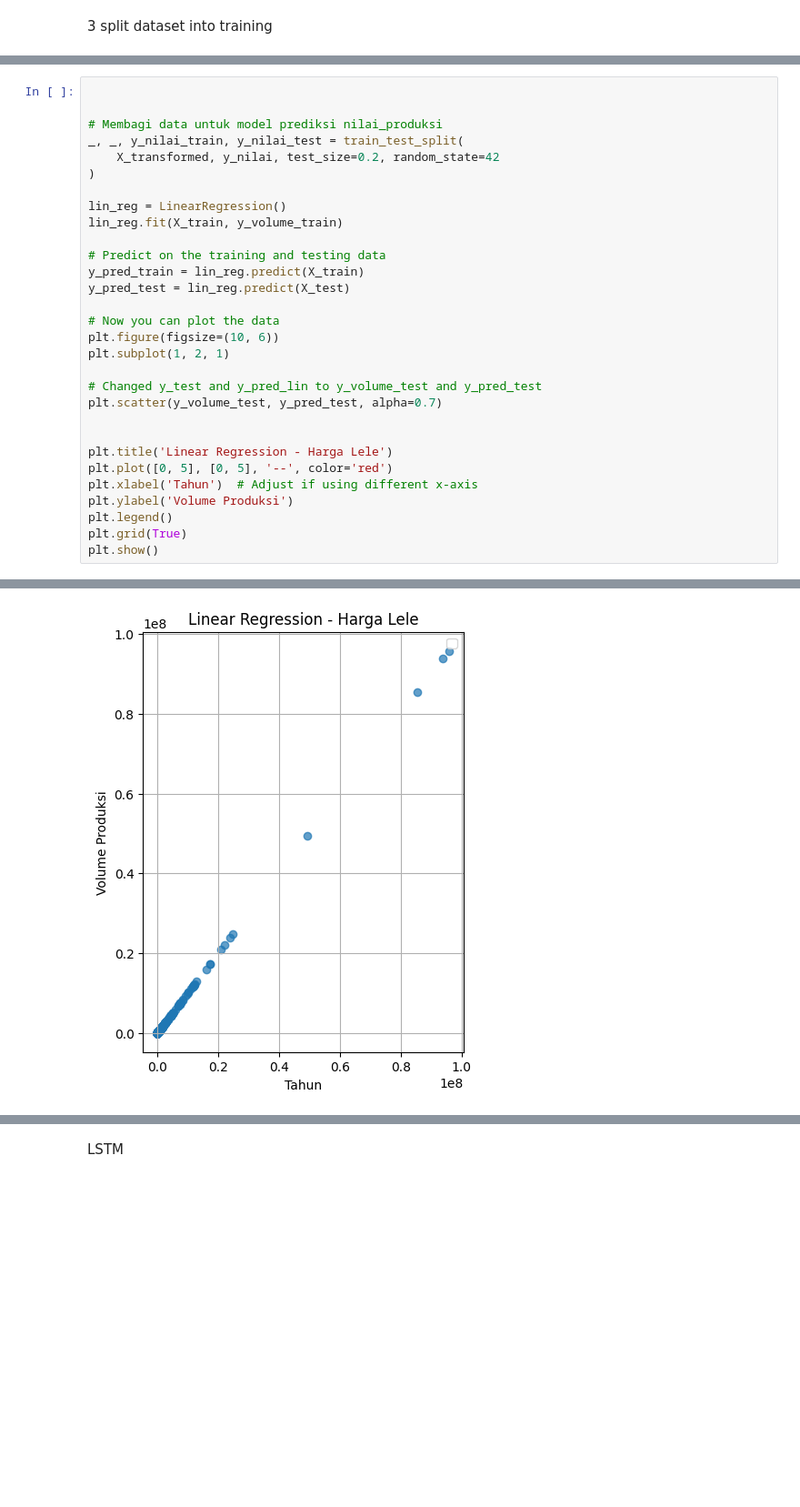
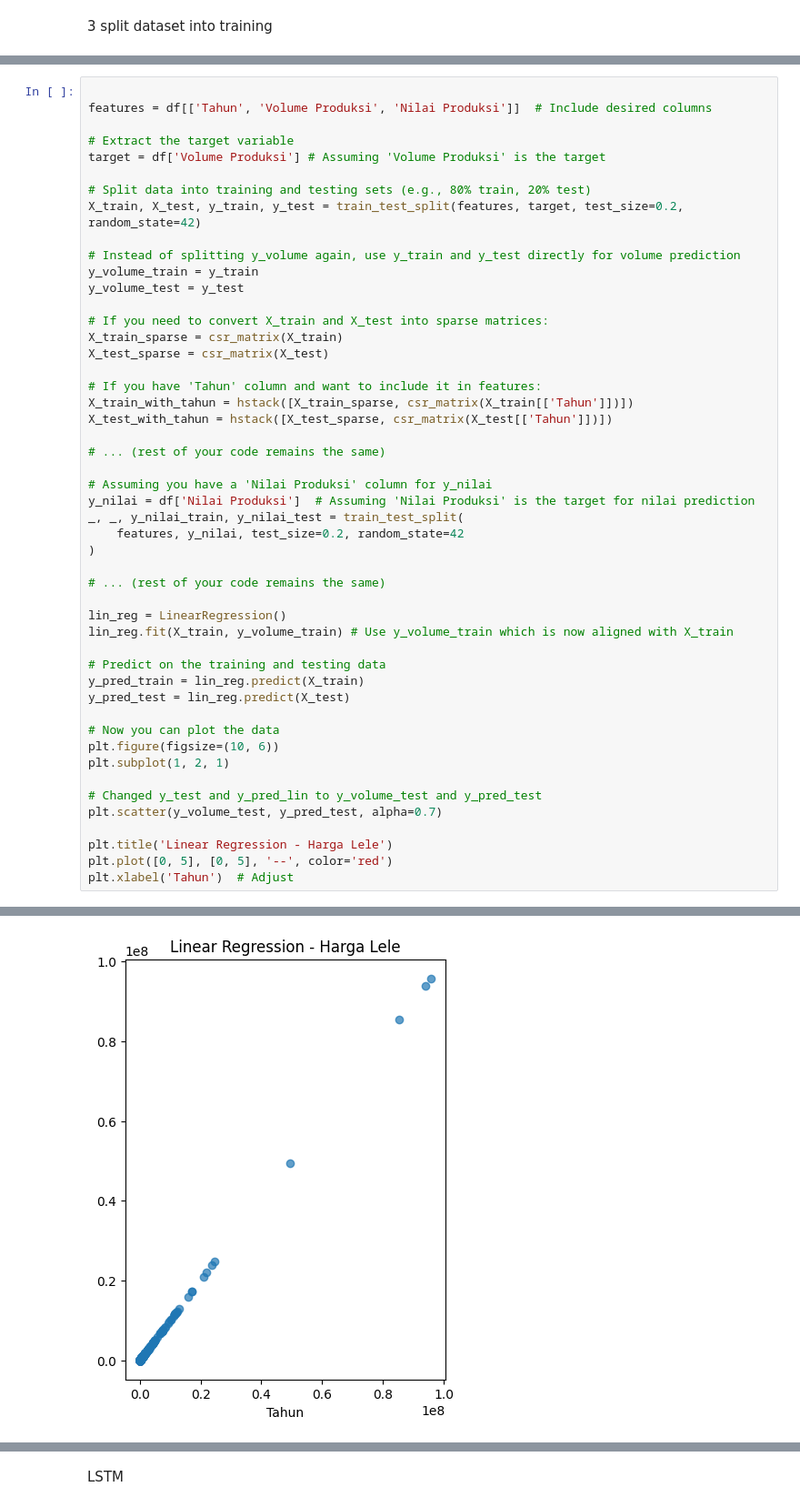
Before and after one commit to AryaPratamaPutra-10/AryaPratamaPutra-10, a Jupyter notebook: Analisis Data 3.ipynb, the cells around one changed output, grey strips where cells are left out. Shown: that part at 91% size. Drawn from its saved outputs; the diff is of its cells as text; blank space fills up the shorter version.

```diff
--- a/Analisis Data 3.ipynb
+++ b/Analisis Data 3.ipynb
@@ -142,13 +121,37 @@ X_test_with_tahun = hstack([X_test_sparse, csr_matrix(X_test[['Tahun']])])
 # %%
 
+features = df[['Tahun', 'Volume Produksi', 'Nilai Produksi']]  # Include desired columns
 
-# Membagi data untuk model prediksi nilai_produksi
+# Extract the target variable
+target = df['Volume Produksi'] # Assuming 'Volume Produksi' is the target
+
+# Split data into training and testing sets (e.g., 80% train, 20% test)
+X_train, X_test, y_train, y_test = train_test_split(features, target, test_size=0.2, random_state=42)
+
+# Instead of splitting y_volume again, use y_train and y_test directly for volume prediction
+y_volume_train = y_train
+y_volume_test = y_test
+
+# If you need to convert X_train and X_test into sparse matrices:
+X_train_sparse = csr_matrix(X_train)
+X_test_sparse = csr_matrix(X_test)
+
+# If you have 'Tahun' column and want to include it in features:
+X_train_with_tahun = hstack([X_train_sparse, csr_matrix(X_train[['Tahun']])])
+X_test_with_tahun = hstack([X_test_sparse, csr_matrix(X_test[['Tahun']])])
+
+# ... (rest of your code remains the same)
+
+# Assuming you have a 'Nilai Produksi' column for y_nilai
+y_nilai = df['Nilai Produksi']  # Assuming 'Nilai Produksi' is the target for nilai prediction
 _, _, y_nilai_train, y_nilai_test = train_test_split(
-    X_transformed, y_nilai, test_size=0.2, random_state=42
+    features, y_nilai, test_size=0.2, random_state=42
 )
 
+# ... (rest of your code remains the same)
+
 lin_reg = LinearRegression()
-lin_reg.fit(X_train, y_volume_train)
+lin_reg.fit(X_train, y_volume_train) # Use y_volume_train which is now aligned with X_train
 
 # Predict on the training and testing data
 y_pred_train = lin_reg.predict(X_train)
@@ -161,12 +164,7 @@ plt.subplot(1, 2, 1)
 # Changed y_test and y_pred_lin to y_volume_test and y_pred_test
 plt.scatter(y_volume_test, y_pred_test, alpha=0.7)
 
-
 plt.title('Linear Regression - Harga Lele')
 plt.plot([0, 5], [0, 5], '--', color='red')
-plt.xlabel('Tahun')  # Adjust if using different x-axis
-plt.ylabel('Volume Produksi')
-plt.legend()
-plt.grid(True)
-plt.show()
+plt.xlabel('Tahun')  # Adjust
 # %% [output]
@@ -174 +172 @@ WARNING:matplotlib.legend:No artists with labels found to put in legend.  Note t
-[figure, old version]
+[figure, new version]
```
Also changed, not shown: parts of 32 cells of this notebook.
